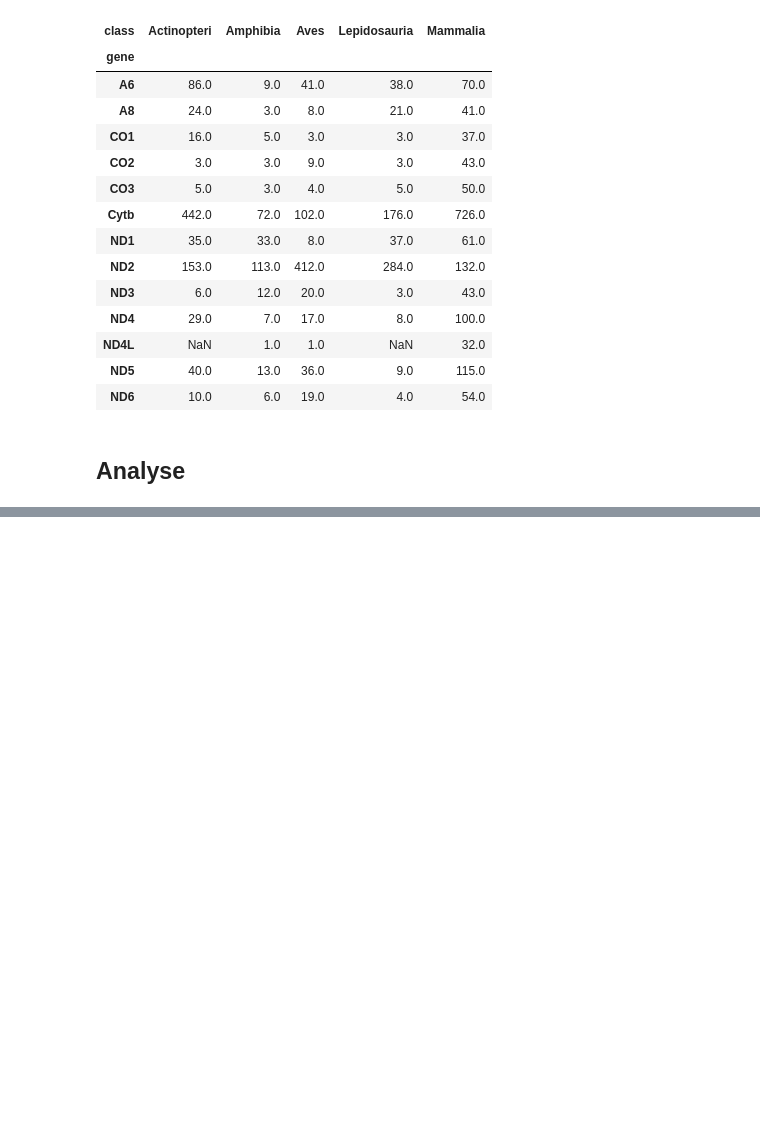
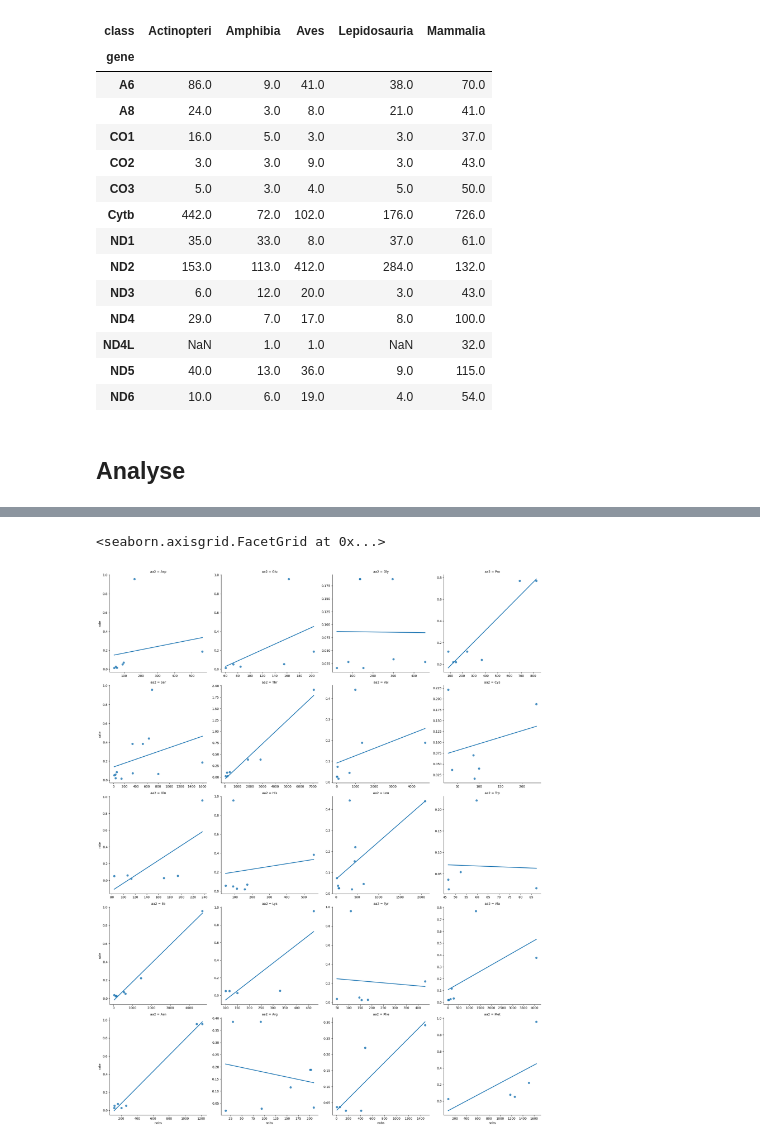
Before and after one commit to mitoclub/AminoAcidShift, a Jupyter notebook: vertebrates_aa_subst/collect_nonsyn_substitutions_vertebrates.ipynb, the cells around one changed output, grey strips where cells are left out. Saved outputs shown, nothing was run; the diff lists cells and outputs as text; code cells hidden in the pictures; blank space fills up the shorter version.

```diff
--- a/vertebrates_aa_subst/collect_nonsyn_substitutions_vertebrates.ipynb
+++ b/vertebrates_aa_subst/collect_nonsyn_substitutions_vertebrates.ipynb
@@ -720,0 +761,6 @@ obs_df_ns_flt.groupby(['RefAa', 'AltAa']).ProbaMut.sum().unstack().fillna(0).rou
+# %%
+sns.lmplot(aa_subst, x='nobs', y='rate', col='aa2',
+           col_wrap=4, sharex=False, sharey=False, ci=None)
+# %% [output]
+<seaborn.axisgrid.FacetGrid at 0x...>
+[figure, added]
```
Also changed, not shown: parts of 11 cells of this notebook.
